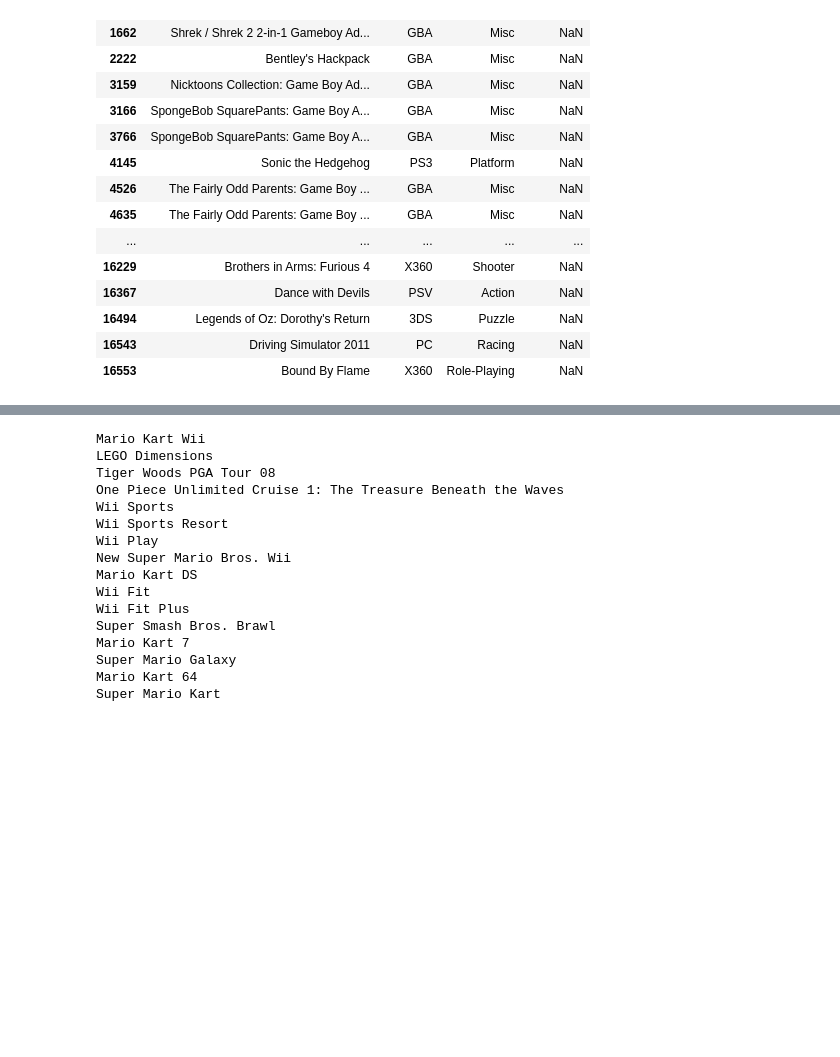
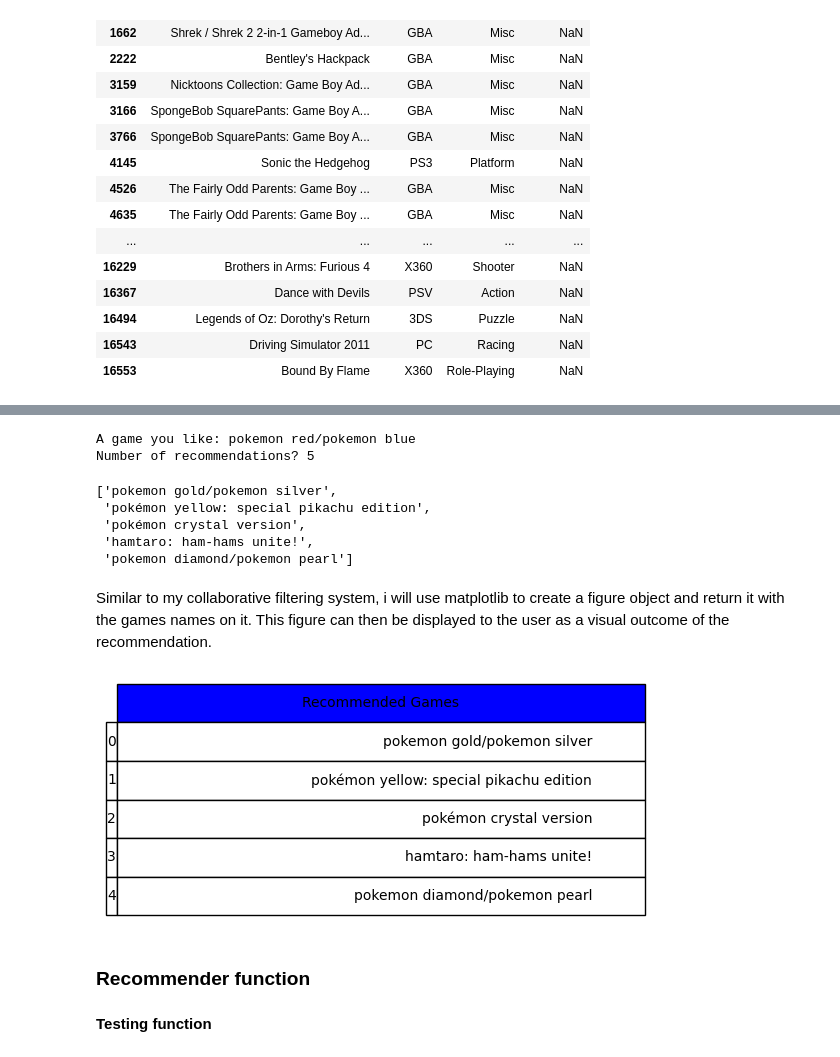
Before and after one commit to JuanMa894/VGames-rec-system, a Jupyter notebook: Content_Based_system.ipynb, the cells around one changed output, grey strips where cells are left out. Cells and saved outputs as stored; diff of their text form; code cells hidden in the pictures; blank space fills up the shorter version.

Commit message:
edited markdown, added fig to content sys function

```diff
--- a/Content_Based_system.ipynb
+++ b/Content_Based_system.ipynb
@@ -109,2 +151,2 @@ Count Matrix: [[0 0 0 ... 0 0 0]
 # %%
-cosine_sim = cosine_similarity(count_matrix)
+cosine_sim = cosine_similarity(c_matrix)
@@ -120,26 +153,48 @@ sorted_similar_games = sorted(similar_games, key=lambda x:x[1], reverse=True)
-# %%
-def get_title_from_index(index):
-    return df[df.index == index]["Name"].values[0]
-i=0
-for game in sorted_similar_games:
-    print(get_title_from_index(game[0]))
-    i=i+1
-    if i>15:
-        break
-# %% [output]
-Mario Kart Wii
-LEGO Dimensions
-Tiger Woods PGA Tour 08
-One Piece Unlimited Cruise 1: The Treasure Beneath the Waves
-Wii Sports
-Wii Sports Resort
-Wii Play
-New Super Mario Bros. Wii
-Mario Kart DS
-Wii Fit
-Wii Fit Plus
-Super Smash Bros. Brawl
-Mario Kart 7
-Super Mario Galaxy
-Mario Kart 64
-Super Mario Kart
+# %%
+# Use title of games liked by user and desired number of recommendations as input for the system
+game_liked = str.lower(input('A game you like: '))
+nRec2 = int(input('Number of recommendations? '))
+# %% [output]
+A game you like: pokemon red/pokemon blue
+Number of recommendations? 5
+# %%
+liked_game_index = df[df.Name == game_liked].index.values[0]
+
+#sorting cosine similarities by highest to lowest
+sim_scores = list(enumerate(cosine_sim[liked_game_index]))
+sim_scores = sorted(sim_scores, key=lambda x: x[1], reverse=True)
+
+#matching the similarities to the game title
+sim_games = []
+for i in range(1, nRec2+1):
+    game_index = sim_scores[i][0]
+    sim_games.append(df['Name'].iloc[game_index])
+
+sim_games
+# %% [output]
+['pokemon gold/pokemon silver',
+ 'pokémon yellow: special pikachu edition',
+ 'pokémon crystal version',
+ 'hamtaro: ham-hams unite!',
+ 'pokemon diamond/pokemon pearl']
+# %% [markdown]
+Similar to my collaborative filtering system, i will use matplotlib to create a figure object and return it with the games names on it. This figure can then be displayed to the user as a visual outcome of the recommendation.
+# %%
+#creating fig to display dataframe
+fig = plt.figure(figsize=(15,3))
+font_size=10
+
+#creating new daframe using sim_games list
+p_df = pd.DataFrame(sim_games, columns=(['Recommended Games']))
+
+#Returning games recommended to user
+ax1 = fig.add_subplot(121)
+bbox=[0, 0, 1, 1]
+ax1.axis('off')
+mpl_table1 = ax1.table(cellText = p_df.values, rowLabels = p_df.index, bbox=bbox, colLabels=p_df.columns, colColours='blue')
+mpl_table1.auto_set_font_size(False)
+mpl_table1.set_fontsize(font_size)
+# %% [output]
+[figure, added]
+# %% [markdown]
+### Recommender function
@@ -145,0 +230,2 @@ Super Mario Kart
+# %% [markdown]
+**Testing function**
```
Also changed, not shown: parts of 29 cells of this notebook, 2 other files.
